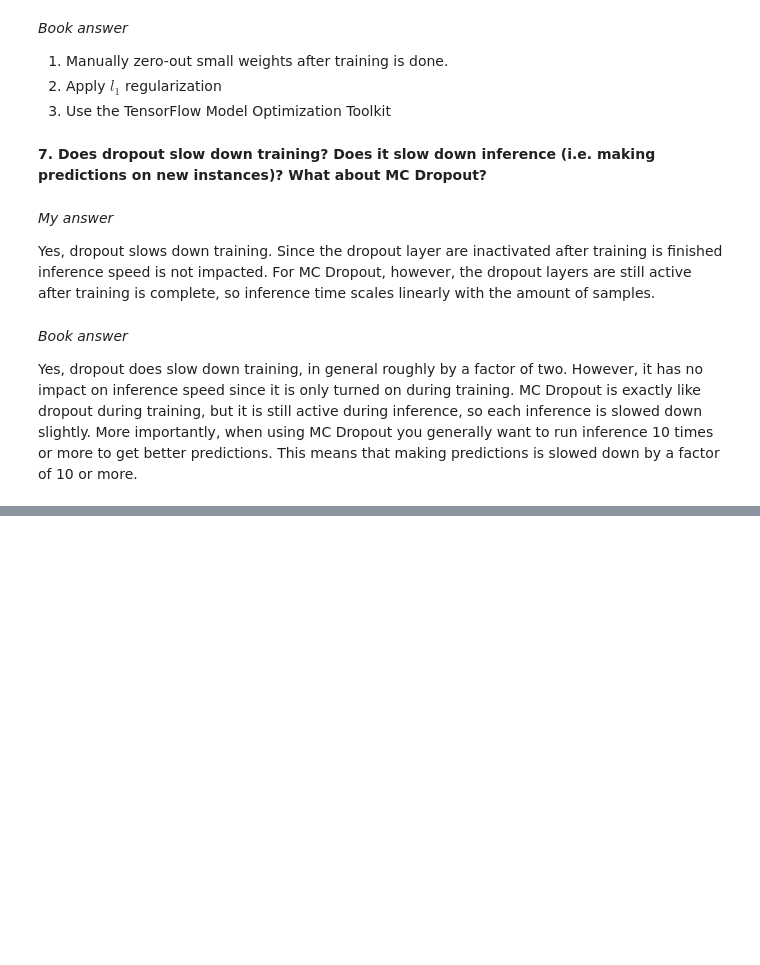
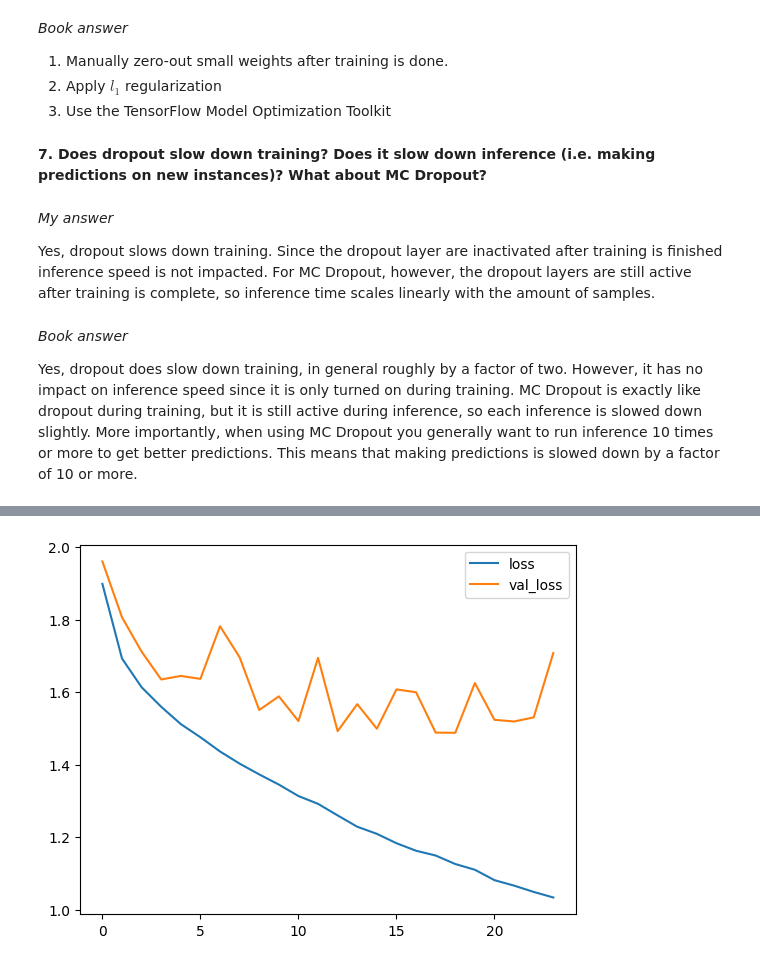
Before and after one commit to HyerQuality/O-Reilly-Hands-On-Machine-Learning, a Jupyter notebook: Chapter 11 - Training Deep Neural Networks/Lecture_And_Exercises.ipynb, the cells around one changed output, grey strips where cells are left out. Saved outputs shown, nothing was run; the diff lists cells and outputs as text; code cells hidden in the pictures; blank space fills up the shorter version.

```diff
--- a/Chapter 11 - Training Deep Neural Networks/Lecture_And_Exercises.ipynb
+++ b/Chapter 11 - Training Deep Neural Networks/Lecture_And_Exercises.ipynb
@@ -920,0 +1180,82 @@ Yes, dropout does slow down training, in general roughly by a factor of two. How
+# %%
+model = tf.keras.models.Sequential([
+    tf.keras.layers.Flatten(input_shape=[32, 32, 3]),
+    tf.keras.layers.BatchNormalization(),
+    tf.keras.layers.Dense(100, activation='elu', kernel_initializer='he_normal'),
+    tf.keras.layers.BatchNormalization(),
+    tf.keras.layers.Dense(100, activation='elu', kernel_initializer='he_normal'),
+    tf.keras.layers.BatchNormalization(),
+    tf.keras.layers.Dense(100, activation='elu', kernel_initializer='he_normal'),
+    tf.keras.layers.BatchNormalization(),
+    tf.keras.layers.Dense(100, activation='elu', kernel_initializer='he_normal'),
+    tf.keras.layers.BatchNormalization(),
+    tf.keras.layers.Dense(100, activation='elu', kernel_initializer='he_normal'),
+    tf.keras.layers.BatchNormalization(),
+    tf.keras.layers.Dense(100, activation='elu', kernel_initializer='he_normal'),
+    tf.keras.layers.BatchNormalization(),
+    tf.keras.layers.Dense(100, activation='elu', kernel_initializer='he_normal'),
+    tf.keras.layers.BatchNormalization(),
+    tf.keras.layers.Dense(100, activation='elu', kernel_initializer='he_normal'),
+    tf.keras.layers.BatchNormalization(),
+    tf.keras.layers.Dense(100, activation='elu', kernel_initializer='he_normal'),
+    tf.keras.layers.BatchNormalization(),
+    tf.keras.layers.Dense(100, activation='elu', kernel_initializer='he_normal'),
+    tf.keras.layers.BatchNormalization(),
+    tf.keras.layers.Dense(100, activation='elu', kernel_initializer='he_normal'),
+    tf.keras.layers.BatchNormalization(),
+    tf.keras.layers.Dense(100, activation='elu', kernel_initializer='he_normal'),
+    tf.keras.layers.BatchNormalization(),
+    tf.keras.layers.Dense(100, activation='elu', kernel_initializer='he_normal'),
+    tf.keras.layers.BatchNormalization(),
+    tf.keras.layers.Dense(100, activation='elu', kernel_initializer='he_normal'),
+    tf.keras.layers.BatchNormalization(),
+    tf.keras.layers.Dense(100, activation='elu', kernel_initializer='he_normal'),
+    tf.keras.layers.BatchNormalization(),
+    tf.keras.layers.Dense(100, activation='elu', kernel_initializer='he_normal'),
+    tf.keras.layers.BatchNormalization(),
+    tf.keras.layers.Dense(100, activation='elu', kernel_initializer='he_normal'),
+    tf.keras.layers.BatchNormalization(),
+    tf.keras.layers.Dense(100, activation='elu', kernel_initializer='he_normal'),
+    tf.keras.layers.BatchNormalization(),
+    tf.keras.layers.Dense(100, activation='elu', kernel_initializer='he_normal'),
+    tf.keras.layers.BatchNormalization(),
+    tf.keras.layers.Dense(100, activation='elu', kernel_initializer='he_normal'),
+    tf.keras.layers.Dense(10, activation='softmax')
+])
+
+model.compile(
+    loss='sparse_categorical_crossentropy',
+    optimizer=tf.keras.optimizers.Nadam(learning_rate=5e-3),
+    metrics=['accuracy']
+)
+
+batch_size = 256
+epochs = 50
+
+my_callbacks = [
+    tf.keras.callbacks.EarlyStopping(patience=5, monitor='val_loss', restore_best_weights=True),
+    tf.keras.callbacks.TensorBoard(log_dir='./logs'),
+    # OptimalLearningRate(instances=x_train_scaled.shape[0], batch_size=128),
+    # OneCycleScheduler(math.ceil(len(x_train_scaled) / batch_size) * epochs, max_rate=5e-1)
+    # tf.keras.callbacks.ModelCheckpoint(
+    #     filepath='./model_checkpoints/{epoch:02d}-{val_loss:.2f}.tf',
+    #     monitor='val_loss',
+    #     save_best_only=True
+    # ),
+]
+
+history=model.fit(
+    x=x_train_scaled,
+    y=y_train,
+    batch_size=batch_size,
+    validation_data=(x_val_scaled, y_val),
+    callbacks=my_callbacks,
+    epochs=epochs
+)
+
+print(model.evaluate(x_val_scaled, y_val))
+model_1_hist = pd.DataFrame.from_dict(history.history)
+model_1_hist.index.name = 'Epoch'
+model_1_hist = model_1_hist.reset_index()
+model_1_hist.loc[:, ['loss', 'val_loss']].plot()
+# %% [output]
@@ -920,0 +1280 @@ Yes, dropout does slow down training, in general roughly by a factor of two. How
+[figure, added]
```
Also changed, not shown: parts of 19 cells of this notebook.
